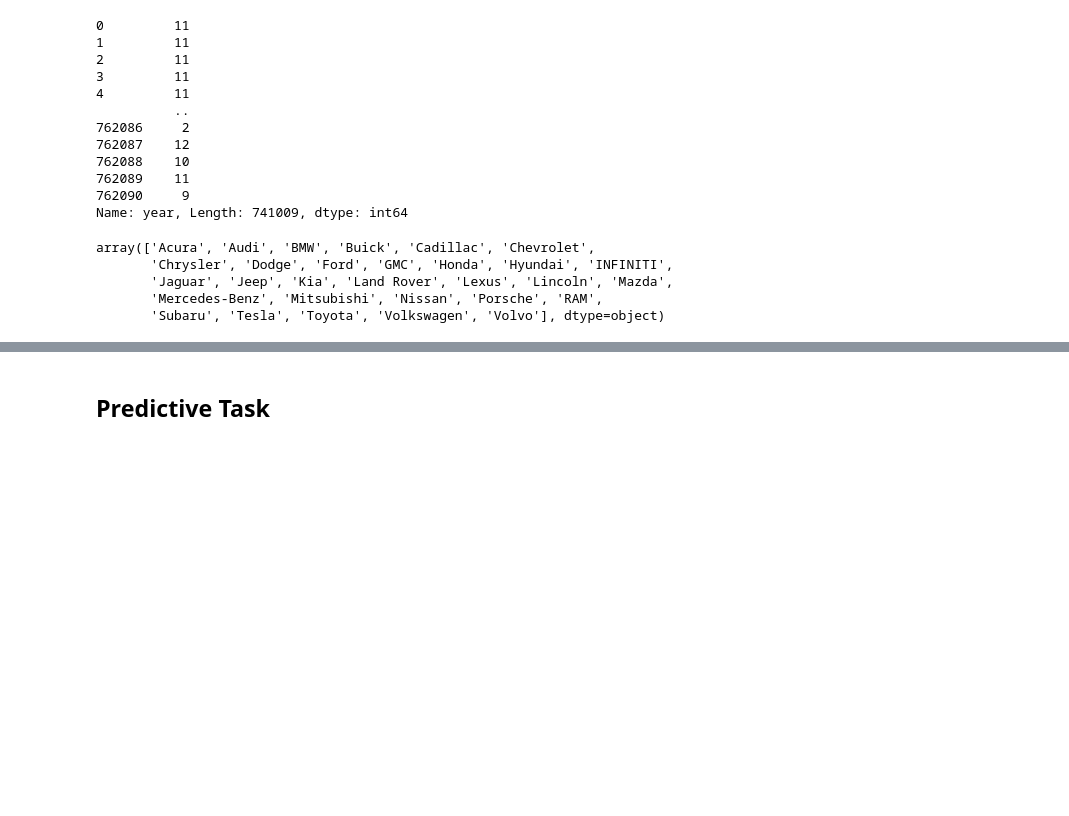
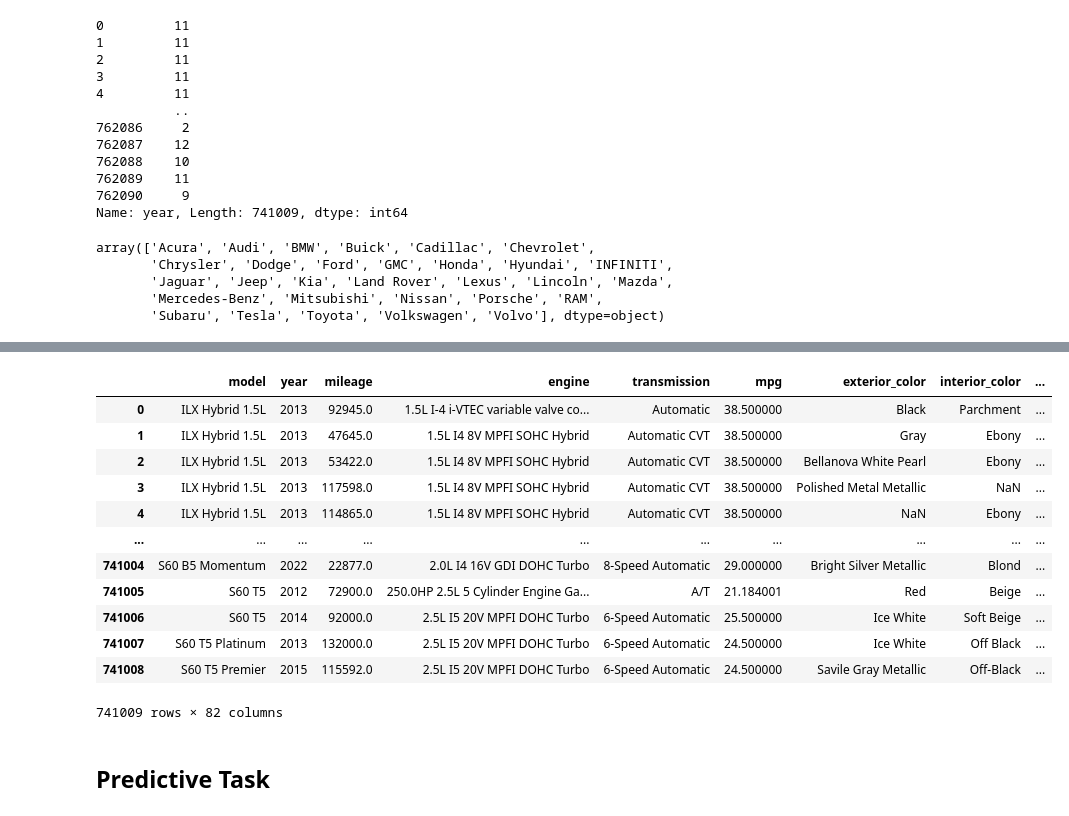
Before and after one commit to vickyli1015/DSC148_Final_Project, a Jupyter notebook: Final_Project.ipynb, the cells around one changed output, grey strips where cells are left out. Cells and saved outputs as stored; diff of their text form; code cells hidden in the pictures; blank space fills up the shorter version.

```diff
--- a/Final_Project.ipynb
+++ b/Final_Project.ipynb
@@ -759,2 +923,47 @@ data
+# %%
+from sklearn.preprocessing import OneHotEncoder
+
+# Specify columns to encode
+columns_to_encode = [
+    'interior_color_cleaned',
+    'exterior_color_cleaned',
+    'transmission_cleaned',
+    'manufacturer',
+    'drivetrain',
+    'fuel_type',
+]
+
+# Initialize the OneHotEncoder
+encoder = OneHotEncoder(sparse=False, drop='first')
+
+# Fit and transform the data
+# The drop='first' parameter is used to avoid the dummy variable trap by dropping one category per feature
+encoded_data = encoder.fit_transform(data[columns_to_encode])
+
+# Get feature names after one-hot encoding
+encoded_feature_names = encoder.get_feature_names_out(columns_to_encode)
+
+# Create a DataFrame with the encoded variables
+encoded_df = pd.DataFrame(encoded_data, columns=encoded_feature_names)
+
+# Drop the original columns from the cleaned dataframe and add the new one-hot encoded columns
+cars_cleaned_df = data.drop(columns=columns_to_encode)
+cars_encoded_df = pd.concat([cars_cleaned_df, encoded_df], axis=1)
+
+cars_encoded_df
+# %% [output]
+|  | model | year | mileage | engine | transmission | mpg | exterior_color | interior_color | ... |
+| 0 | ILX Hybrid 1.5L | 2013 | 92945.0 | 1.5L I-4 i-VTEC variable valve co... | Automatic | 38.500000 | Black | Parchment | ... |
+| 1 | ILX Hybrid 1.5L | 2013 | 47645.0 | 1.5L I4 8V MPFI SOHC Hybrid | Automatic CVT | 38.500000 | Gray | Ebony | ... |
+| 2 | ILX Hybrid 1.5L | 2013 | 53422.0 | 1.5L I4 8V MPFI SOHC Hybrid | Automatic CVT | 38.500000 | Bellanova White Pearl | Ebony | ... |
+| 3 | ILX Hybrid 1.5L | 2013 | 117598.0 | 1.5L I4 8V MPFI SOHC Hybrid | Automatic CVT | 38.500000 | Polished Metal Metallic | NaN | ... |
+| 4 | ILX Hybrid 1.5L | 2013 | 114865.0 | 1.5L I4 8V MPFI SOHC Hybrid | Automatic CVT | 38.500000 | NaN | Ebony | ... |
+| ... | ... | ... | ... | ... | ... | ... | ... | ... | ... |
+| 741004 | S60 B5 Momentum | 2022 | 22877.0 | 2.0L I4 16V GDI DOHC Turbo | 8-Speed Automatic | 29.000000 | Bright Silver Metallic | Blond | ... |
+| 741005 | S60 T5 | 2012 | 72900.0 | 250.0HP 2.5L 5 Cylinder Engine Ga... | A/T | 21.184001 | Red | Beige | ... |
+| 741006 | S60 T5 | 2014 | 92000.0 | 2.5L I5 20V MPFI DOHC Turbo | 6-Speed Automatic | 25.500000 | Ice White | Soft Beige | ... |
+| 741007 | S60 T5 Platinum | 2013 | 132000.0 | 2.5L I5 20V MPFI DOHC Turbo | 6-Speed Automatic | 24.500000 | Ice White | Off Black | ... |
+| 741008 | S60 T5 Premier | 2015 | 115592.0 | 2.5L I5 20V MPFI DOHC Turbo | 6-Speed Automatic | 24.500000 | Savile Gray Metallic | Off-Black | ... |
+741009 rows × 82 columns
 # %% [markdown]
 ## Predictive Task
```
Also changed, not shown: parts of 33 cells of this notebook.
